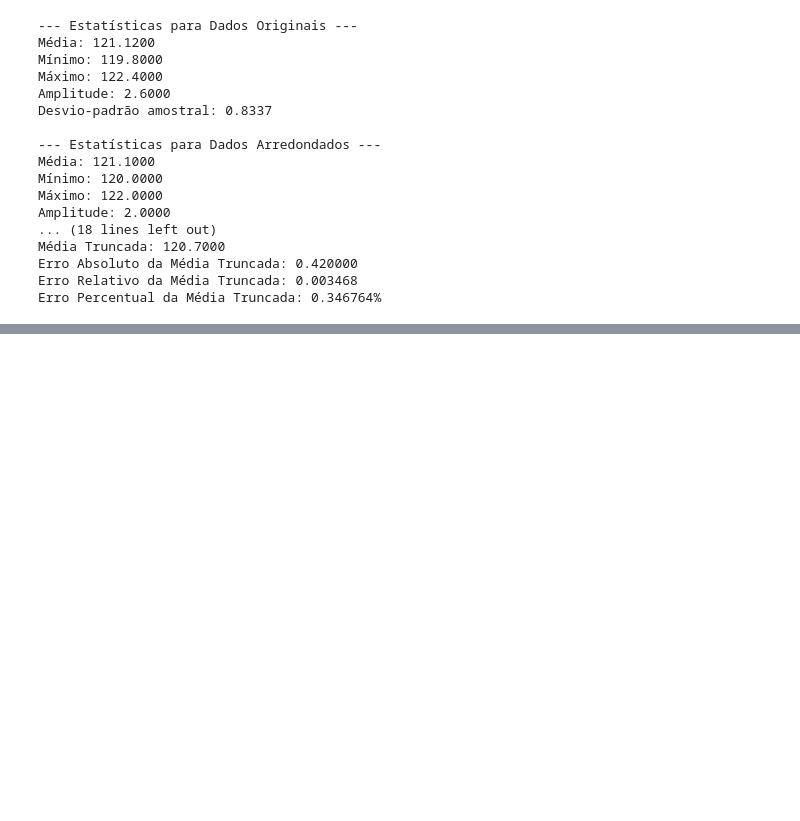
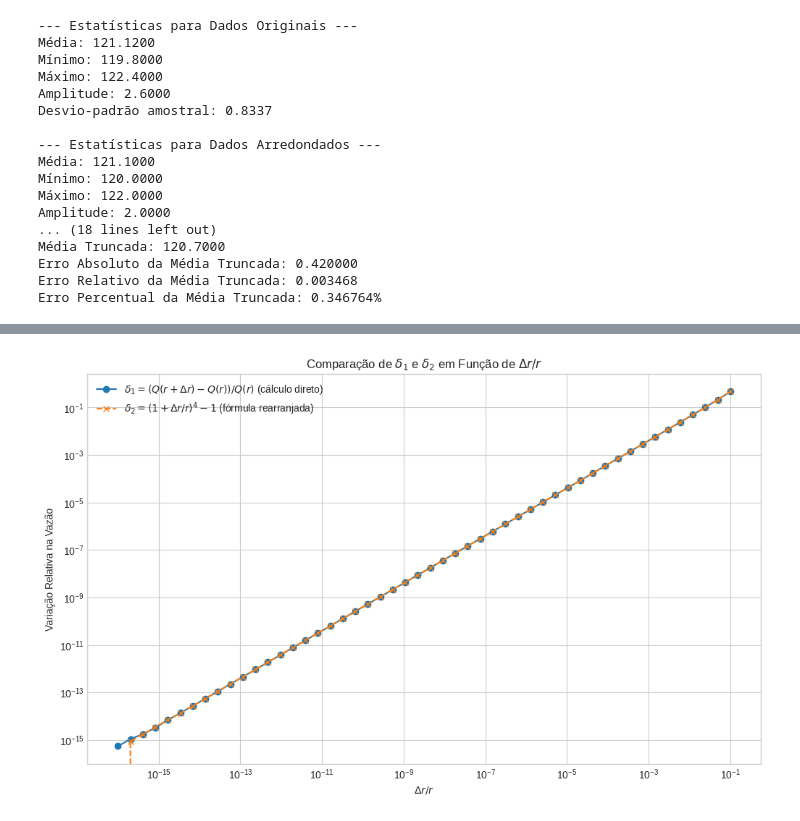
Before and after one commit to davidgeraldi/Calculo-Numerico-UNIFESP, a Jupyter notebook: Atividade_1_CN.ipynb, the cells around one changed output, grey strips where cells are left out. Cells and saved outputs as stored; diff of their text form; code cells hidden in the pictures; blank space fills up the shorter version.

```diff
--- a/Atividade_1_CN.ipynb
+++ b/Atividade_1_CN.ipynb
@@ -378,0 +914,98 @@ Erro Percentual da Média Truncada: 0.346764%
+# %%
+import numpy as np
+import math
+import matplotlib.pyplot as plt
+
+# --- Re-using Nanocatheter Parameters from previous cells ---
+# Ensure these are defined in the current scope for robustness
+r_nm_base = 50       # raio em nm
+L_um_base = 10       # comprimento em µm
+mu_base = 3.5 * (10**-3) # viscosidade em Pa s
+delta_p_base = 5000  # diferença de pressão em Pa
+
+r_base_m = r_nm_base * 10**-9  # r in meters (float64 by default)
+L_base_m = L_um_base * 10**-6  # L in meters (float64 by default)
+
+# --- Function for Q calculation (re-defined to accept dtype) ---
+def calculate_Q_with_dtype(r_val, L_val, mu_val, delta_p_val, dtype):
+    r_val = dtype(r_val)
+    L_val = dtype(L_val)
+    mu_val = dtype(mu_val)
+    delta_p_val = dtype(delta_p_val)
+    pi_val = dtype(np.pi)
+    return (pi_val * (r_val**4) * delta_p_val) / (dtype(8) * mu_val * L_val)
+
+# --- Calculations for float64 ---
+r_float64 = np.float64(r_base_m)
+Q_float64 = calculate_Q_with_dtype(r_base_m, L_base_m, mu_base, delta_p_base, np.float64)
+r4_float64 = r_float64**4
+
+# --- Calculations for float32 ---
+r_float32 = np.float32(r_base_m)
+Q_float32 = calculate_Q_with_dtype(r_base_m, L_base_m, mu_base, delta_p_base, np.float32)
+r4_float32 = r_float32**4
+
+# --- Record and Print Results ---
+print("--- Comparação de Precisão (float32 vs float64) ---\n")
+
+print(f"r (original, m): {r_base_m:.2e}")
+print(f"L (original, m): {L_base_m:.2e}")
+print(f"μ (original, Pa s): {mu_base:.2e}")
+print(f"∆p (original, Pa): {delta_p_base:.0f}")
+
+print(f"")
+print(f"r^4 (float64): {r4_float64:.6e}")
+print(f"r^4 (float32): {r4_float32:.6e}")
+print(f"Diferença Absoluta (r^4): {Eabs(r4_float64, r4_float32):.2e}")
+print(f"Diferença Relativa (r^4): {Erel(r4_float64, r4_float32):.2e}")
+
+print(f"")
+print(f"Q (float64): {Q_float64:.6e} m³/s")
+print(f"Q (float32): {Q_float32:.6e} m³/s")
+print(f"Diferença Absoluta (Q): {Eabs(Q_float64, Q_float32):.2e}")
+print(f"Diferença Relativa (Q): {Erel(Q_float64, Q_float32):.2e}")
+
+print(f"")
+print(f"np.finfo(float64).eps: {np.finfo(np.float64).eps:.2e}")
+print(f"np.finfo(float32).eps: {np.finfo(np.float32).eps:.2e}")
+
+# --- Cálculos para δ1 e δ2 ---
+print("\n--- Comparação de δ1 e δ2 para perda de significância ---\n")
+
+# Use the original Q_ref_base from previous calculations
+# Re-define calculate_Q for simplicity in this section, always using float64
+def calculate_Q_float64_single_arg(r_val_m):
+    return (math.pi * (r_val_m**4) * delta_p_base) / (8 * mu_base * L_base_m)
+
+# Values for delta_r_over_r
+delta_r_over_r_values = np.logspace(-1, -16, 50) # From 0.1 down to 1e-16
+
+delta1_values = []
+delta2_values = []
+
+for dr_over_r in delta_r_over_r_values:
+    # Ensure all calculations are done in float64 to clearly observe cancellation effects
+    current_r = np.float64(r_base_m)
+    current_dr_over_r = np.float64(dr_over_r)
+    delta_r = current_r * current_dr_over_r
+
+    # δ1 = (Q(r + ∆r) − Q(r)) / Q(r)
+    Q_r_plus_dr = calculate_Q_float64_single_arg(current_r + delta_r)
+    delta1 = (Q_r_plus_dr - calculate_Q_float64_single_arg(current_r)) / calculate_Q_float64_single_arg(current_r)
+    delta1_values.append(delta1)
+
+    # δ2 = (1 + ∆r / r)^4 - 1
+    delta2 = (np.float64(1) + current_dr_over_r)**4 - np.float64(1)
+    delta2_values.append(delta2)
+
+# --- Plotting the comparison ---
+plt.figure(figsize=(12, 7))
+plt.loglog(delta_r_over_r_values, delta1_values, 'o-', label='$\delta_1 = (Q(r + \Delta r) - Q(r)) / Q(r)$ (cálculo direto)')
+plt.loglog(delta_r_over_r_values, delta2_values, 'x--', label='$\delta_2 = (1 + \Delta r / r)^4 - 1$ (fórmula rearranjada)')
+plt.xlabel('$\Delta r / r$')
+plt.ylabel('Variação Relativa na Vazão')
+plt.title('Comparação de $\delta_1$ e $\delta_2$ em Função de $\Delta r / r$')
+plt.legend()
+plt.grid(True, which="both", ls="-")
+plt.show()
+# %% [output]
@@ -378,0 +1029 @@ Erro Percentual da Média Truncada: 0.346764%
+[figure, added]
```
Also changed, not shown: parts of 26 cells of this notebook.
